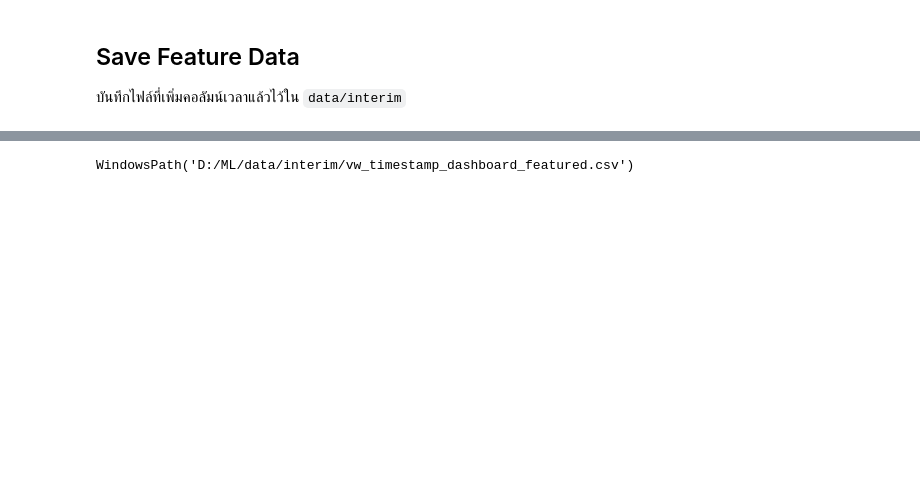
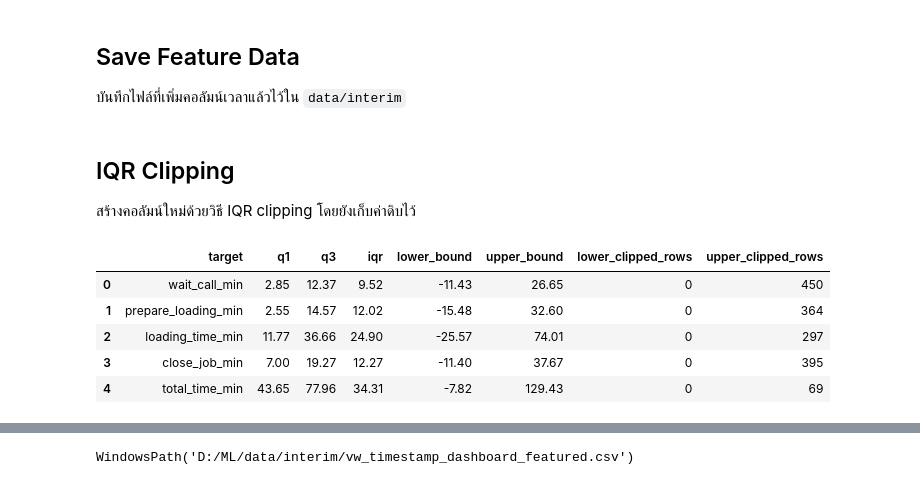
Before and after one commit to Armpa16/WMS-ML, a Jupyter notebook: notebooks/04_FeatureEngineering.ipynb, the cells around one changed output, grey strips where cells are left out. Saved outputs shown, nothing was run; the diff lists cells and outputs as text; code cells hidden in the pictures; blank space fills up the shorter version.

```diff
--- a/notebooks/04_FeatureEngineering.ipynb
+++ b/notebooks/04_FeatureEngineering.ipynb
@@ -166,3 +277,42 @@ df_feature[[
 ## Save Feature Data
 
 บันทึกไฟล์ที่เพิ่มคอลัมน์เวลาแล้วไว้ใน `data/interim`
+# %% [markdown]
+## IQR Clipping
+
+สร้างคอลัมน์ใหม่ด้วยวิธี IQR clipping โดยยังเก็บค่าดิบไว้
+# %%
+iqr_rows = []
+
+for col in target_columns:
+    q1 = df_feature[col].quantile(0.25)
+    q3 = df_feature[col].quantile(0.75)
+    iqr = q3 - q1
+    lower_bound = q1 - 1.5 * iqr
+    upper_bound = q3 + 1.5 * iqr
+    clipped_col = f'{col}_iqr_clipped'
+
+    df_feature[clipped_col] = df_feature[col].clip(lower=lower_bound, upper=upper_bound).round(2)
+
+    iqr_rows.append(
+        {
+            'target': col,
+            'q1': round(q1, 2),
+            'q3': round(q3, 2),
+            'iqr': round(iqr, 2),
+            'lower_bound': round(lower_bound, 2),
+            'upper_bound': round(upper_bound, 2),
+            'lower_clipped_rows': int((df_feature[col] < lower_bound).sum()),
+            'upper_clipped_rows': int((df_feature[col] > upper_bound).sum()),
+        }
+    )
+
+iqr_summary = pd.DataFrame(iqr_rows)
+iqr_summary
+# %% [output]
+|  | target | q1 | q3 | iqr | lower_bound | upper_bound | lower_clipped_rows | upper_clipped_rows |
+| 0 | wait_call_min | 2.85 | 12.37 | 9.52 | -11.43 | 26.65 | 0 | 450 |
+| 1 | prepare_loading_min | 2.55 | 14.57 | 12.02 | -15.48 | 32.60 | 0 | 364 |
+| 2 | loading_time_min | 11.77 | 36.66 | 24.90 | -25.57 | 74.01 | 0 | 297 |
+| 3 | close_job_min | 7.00 | 19.27 | 12.27 | -11.40 | 37.67 | 0 | 395 |
+| 4 | total_time_min | 43.65 | 77.96 | 34.31 | -7.82 | 129.43 | 0 | 69 |
```
Also changed, not shown: parts of 9 cells of this notebook, 1 other file.
